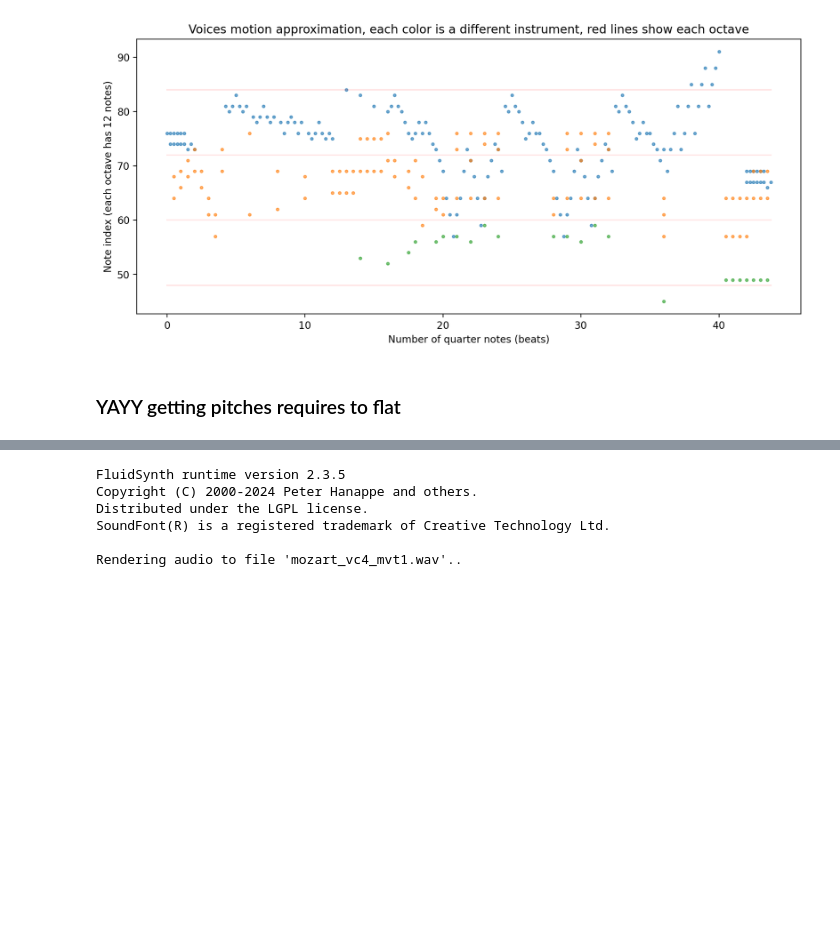
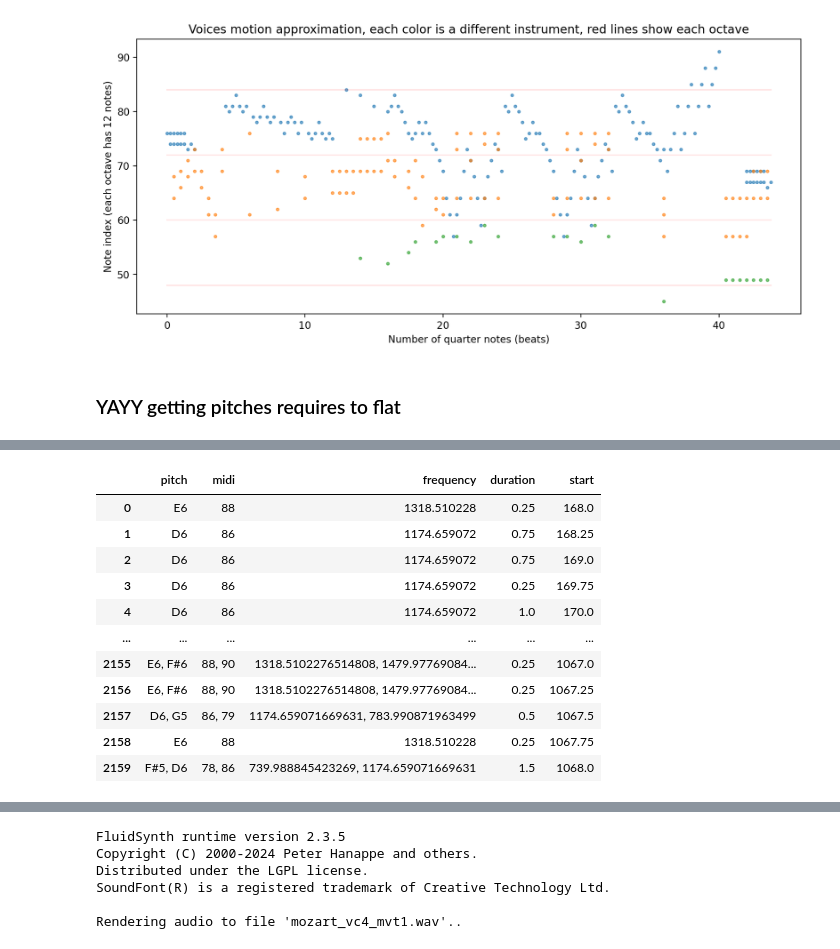
Before and after one commit to hyuncat/MIDI-templater, a Jupyter notebook: midi_playground.ipynb, the cells around one changed output, grey strips where cells are left out. Cells and saved outputs as stored; diff of their text form; code cells hidden in the pictures; blank space fills up the shorter version.

```diff
--- a/midi_playground.ipynb
+++ b/midi_playground.ipynb
@@ -272,22 +177,3 @@ m70easures = music21_midi.measures(70, 80)
 # m70easures.show()
 # %% [markdown]
 ### YAYY getting pitches requires to flat
-# %%
-violin_part = music21_midi.parts[0]
-violin_flat = violin_part.flatten()
-
-len(violin_flat.notes)
-
-rows = []
-for element in violin_flat.notes:
-    if isinstance(element, note.Note):
-        row = [element.pitch, element.duration.quarterLength, element.offset]
-        print(f'row: {row}')
-    elif isinstance(element, chord.Chord):
-        chord_pitches = '+'.join(str(p) for p in element.pitches)
-        row = [chord_pitches, element.duration.quarterLength, element.offset]
-        print(f'row: {row}')
-    rows.append(row)
-
-violin21_df = pd.DataFrame(rows, columns=['pitch', 'duration', 'start'])
-violin21_df
@@ -324,0 +180,81 @@ row: ['F#5+D6', 1.5, 1068.0]
+# %%
+from music21 import *
+import pandas as pd
+
+
+# Parse the violin part from the MIDI file
+def parse_instrument(midi_stream, desired_instrument):
+    """
+    Get a desired instrument part from a MIDI file.
+    @param:
+        - midi_stream: music21.stream.Score object, the MIDI file to parse
+        - desired_instrument: Type of the desired instrument part to return (e.g., instrument.Piano)
+    @return:
+        - The part of the desired instrument if found, otherwise None
+    """
+    for part in midi_stream.parts:
+        for elem in part.recurse():
+            if isinstance(elem, desired_instrument):
+                return part
+    return None
+
+
+def make_instrument_df(instrument_part):
+    """
+    Create a DataFrame from a music21 stream of an instrument part.
+    @param:
+        - instrument_part: music21.stream.Part object, the instrument part to convert
+    @return:
+        - A pd.DataFrame with columns for pitch, MIDI number, frequency, duration,
+          and start time (aka 'offset', the # quarter notes from the beginning of piece)
+
+    """
+    instrument_flat = instrument_part.flatten()
+
+    rows = []
+    for element in instrument_flat.notes:
+        if isinstance(element, note.Note):
+            row = [
+                element.pitch,
+                element.pitch.midi,
+                element.pitch.frequency,
+                element.duration.quarterLength,
+                element.offset]
+            # print(f'row: {row}')
+        elif isinstance(element, chord.Chord):
+            chord_pitches = ', '.join(str(p) for p in element.pitches)
+            midi_pitches = ', '.join(str(p.midi) for p in element.pitches)
+            frequencies = ', '.join(str(p.frequency) for p in element.pitches)
+            row = [
+                chord_pitches,
+                midi_pitches,
+                frequencies,
+                element.duration.quarterLength,
+                element.offset]
+            # print(f'row: {row}')
+        rows.append(row)
+
+    instrument_df = pd.DataFrame(rows, columns=['pitch', 'midi', 'frequency', 'duration', 'start'])
+    return instrument_df
+
+
+# Load the MIDI file using music21
+music21_midi = converter.parse('mozart_vc4_mvt1.mid')
+violin_part = parse_instrument(music21_midi, instrument.Violin)
+violin21_df = make_instrument_df(violin_part)
+
+# Inspect the created df
+violin21_df
+# %% [output]
+|  | pitch | midi | frequency | duration | start |
+| 0 | E6 | 88 | 1318.510228 | 0.25 | 168.0 |
+| 1 | D6 | 86 | 1174.659072 | 0.75 | 168.25 |
+| 2 | D6 | 86 | 1174.659072 | 0.75 | 169.0 |
+| 3 | D6 | 86 | 1174.659072 | 0.25 | 169.75 |
+| 4 | D6 | 86 | 1174.659072 | 1.0 | 170.0 |
+| ... | ... | ... | ... | ... | ... |
+| 2155 | E6, F#6 | 88, 90 | 1318.5102276514808, 1479.97769084... | 0.25 | 1067.0 |
+| 2156 | E6, F#6 | 88, 90 | 1318.5102276514808, 1479.97769084... | 0.25 | 1067.25 |
+| 2157 | D6, G5 | 86, 79 | 1174.659071669631, 783.990871963499 | 0.5 | 1067.5 |
+| 2158 | E6 | 88 | 1318.510228 | 0.25 | 1067.75 |
+| 2159 | F#5, D6 | 78, 86 | 739.988845423269, 1174.659071669631 | 1.5 | 1068.0 |
```
Also changed, not shown: parts of 11 cells of this notebook, 1 other file.
